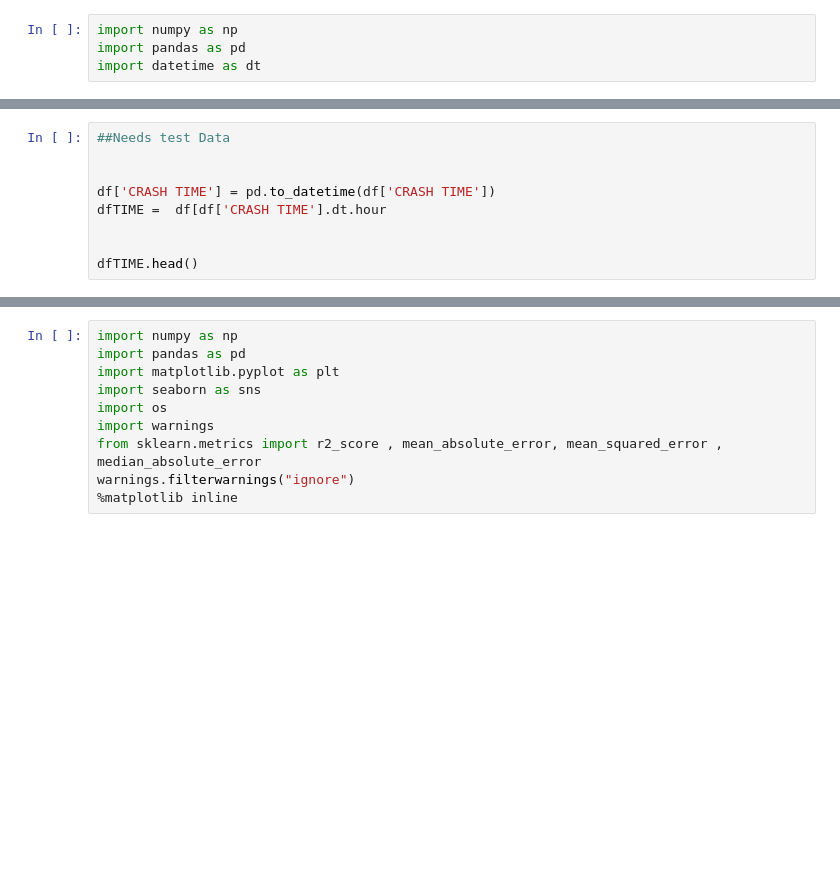
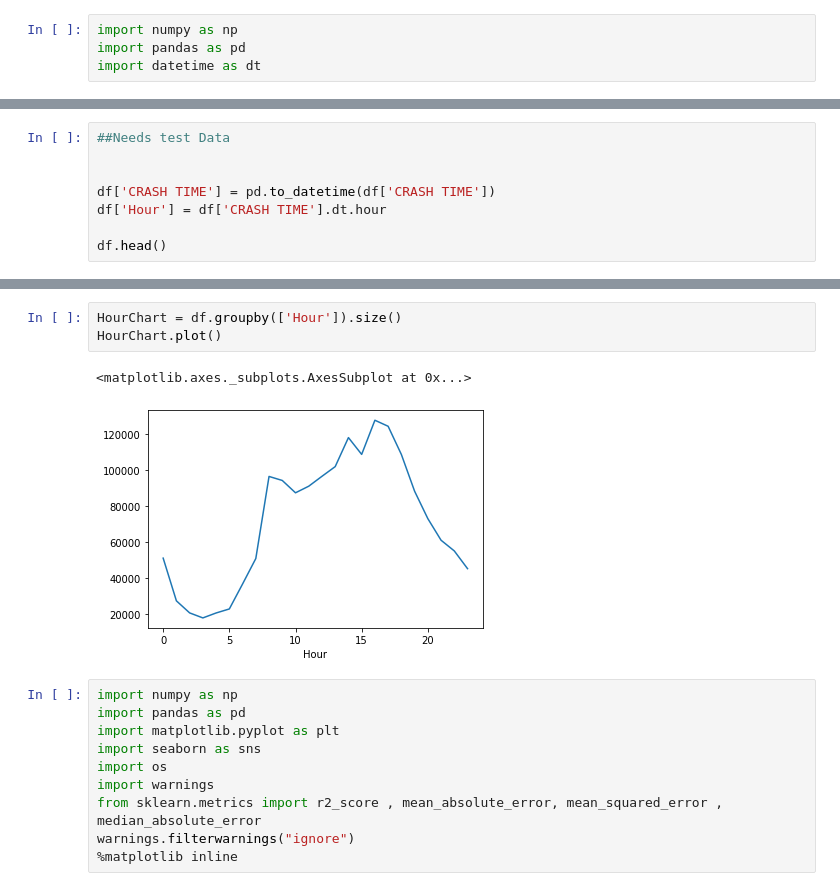
Before and after one commit to dekennedy/2020, a Jupyter notebook: Toaster.ipynb, the cells around one changed output, grey strips where cells are left out. Cells and saved outputs as stored; diff of their text form; blank space fills up the shorter version.

Commit message:
updated for time of day

```diff
--- a/Toaster.ipynb
+++ b/Toaster.ipynb
@@ -27,7 +43,6 @@ df2020.head()
 
 
 df['CRASH TIME'] = pd.to_datetime(df['CRASH TIME'])
-dfTIME =  df[df['CRASH TIME'].dt.hour
+df['Hour'] = df['CRASH TIME'].dt.hour
 
-
-dfTIME.head()
+df.head()
@@ -34,3 +56,9 @@ dfTIME.head()
+# %%
+HourChart = df.groupby(['Hour']).size()
+HourChart.plot()
+# %% [output]
+<matplotlib.axes._subplots.AxesSubplot at 0x...>
+[figure, added]
 # %%
 import numpy as np
 import pandas as pd
```
Also changed, not shown: parts of 7 cells of this notebook.
